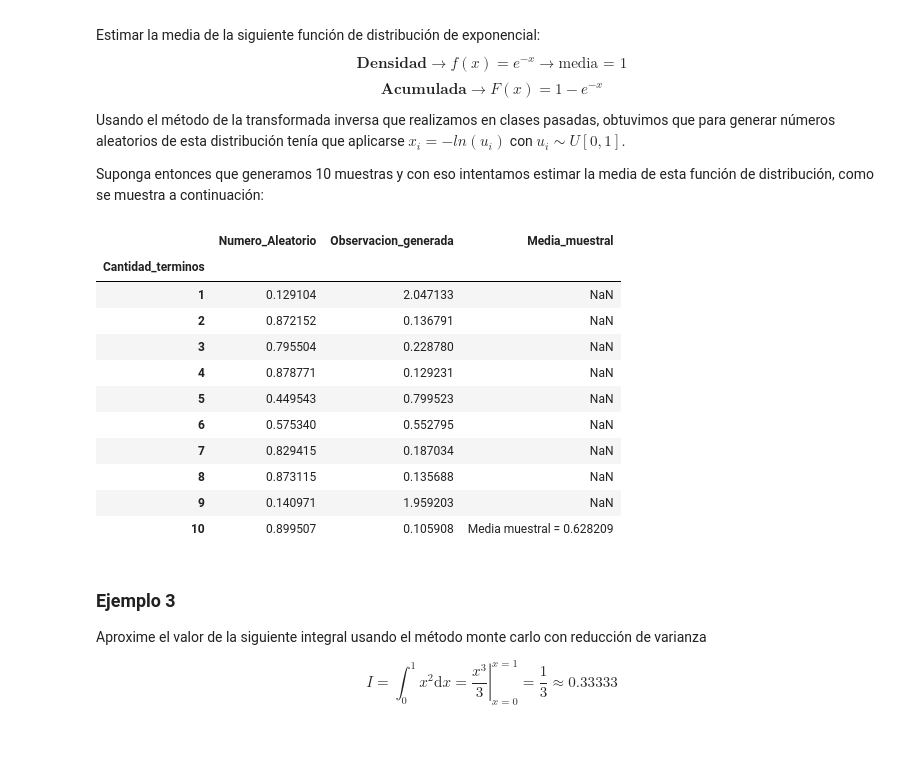
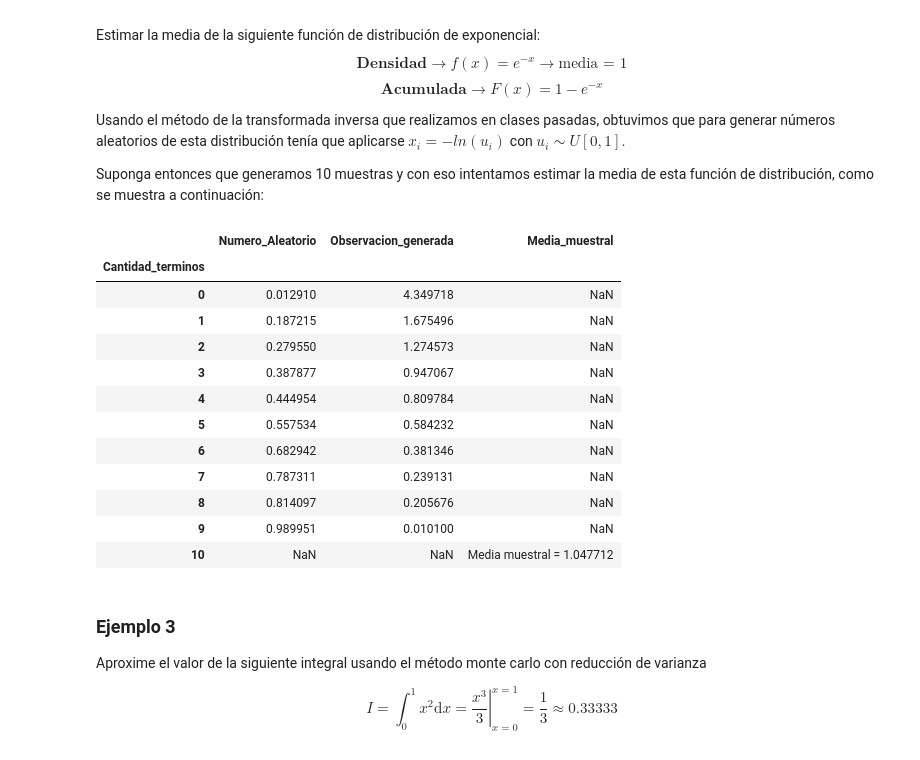
Before and after one commit to adrianhb01/SPF-2023-I, a Jupyter notebook: TEMA-2/Clase13_MetodosDeReduccionDeVarianza.ipynb, the cells around one changed output. Cells and saved outputs as stored; diff of their text form; code cells hidden in the pictures.

```diff
--- a/TEMA-2/Clase13_MetodosDeReduccionDeVarianza.ipynb
+++ b/TEMA-2/Clase13_MetodosDeReduccionDeVarianza.ipynb
@@ -210,35 +287,41 @@ Usando el método de la transformada inversa que realizamos en clases pasadas, o
 Suponga entonces que generamos 10 muestras y con eso intentamos estimar la media de esta función de distribución, como se muestra a continuación:
 # %%
 np.random.seed(55555)
-ui = np.random.rand(10)
-i = np.arange(1,11)
+B = 10
+ui = np.random.rand(B)
+Bi = np.arange(0, B)
+
+Ui_estra = (ui + Bi) / B
 
 # Definimos la tabla donde se mostrarán los resultados
-df = pd.DataFrame(index= i,columns=['Numero_Aleatorio', 'Observacion_generada','Media_muestral'], dtype='float')
+df = pd.DataFrame(index=Bi,
+                  columns=['Numero_Aleatorio', 'Observacion_generada','Media_muestral'],
+                  dtype='float')
 df.index.name = "Cantidad_terminos"
 
-xi = -np.log(ui)
+xi = -np.log(Ui_estra)
 
 media_no_estrato = np.mean(xi)
 # Mostramos los resultados en la tabla previamente creada
-df.loc[len(i),"Media_muestral"] ='Media muestral = %f'%media_no_estrato
-df.loc[i,"Numero_Aleatorio"] = ui
-df.loc[i,"Observacion_generada"] = xi
+df.loc[len(Bi),"Media_muestral"] ='Media muestral = %f'%media_no_estrato
+df.loc[Bi,"Numero_Aleatorio"] = Ui_estra
+df.loc[Bi,"Observacion_generada"] = xi
 # print('La media de la muestra es=',np.mean(xi)
 df
 # %% [output]
 |  | Numero_Aleatorio | Observacion_generada | Media_muestral |
 | Cantidad_terminos |  |  |  |
-| 1 | 0.129104 | 2.047133 | NaN |
-| 2 | 0.872152 | 0.136791 | NaN |
-| 3 | 0.795504 | 0.228780 | NaN |
-| 4 | 0.878771 | 0.129231 | NaN |
-| 5 | 0.449543 | 0.799523 | NaN |
-| 6 | 0.575340 | 0.552795 | NaN |
-| 7 | 0.829415 | 0.187034 | NaN |
-| 8 | 0.873115 | 0.135688 | NaN |
-| 9 | 0.140971 | 1.959203 | NaN |
-| 10 | 0.899507 | 0.105908 | Media muestral = 0.628209 |
+| 0 | 0.012910 | 4.349718 | NaN |
+| 1 | 0.187215 | 1.675496 | NaN |
+| 2 | 0.279550 | 1.274573 | NaN |
+| 3 | 0.387877 | 0.947067 | NaN |
+| 4 | 0.444954 | 0.809784 | NaN |
+| 5 | 0.557534 | 0.584232 | NaN |
+| 6 | 0.682942 | 0.381346 | NaN |
+| 7 | 0.787311 | 0.239131 | NaN |
+| 8 | 0.814097 | 0.205676 | NaN |
+| 9 | 0.989951 | 0.010100 | NaN |
+| 10 | NaN | NaN | Media muestral = 1.047712 |
 # %% [markdown]
 ### Ejemplo 3
 
```
Also changed, not shown: parts of 16 cells of this notebook, 3 other files.
